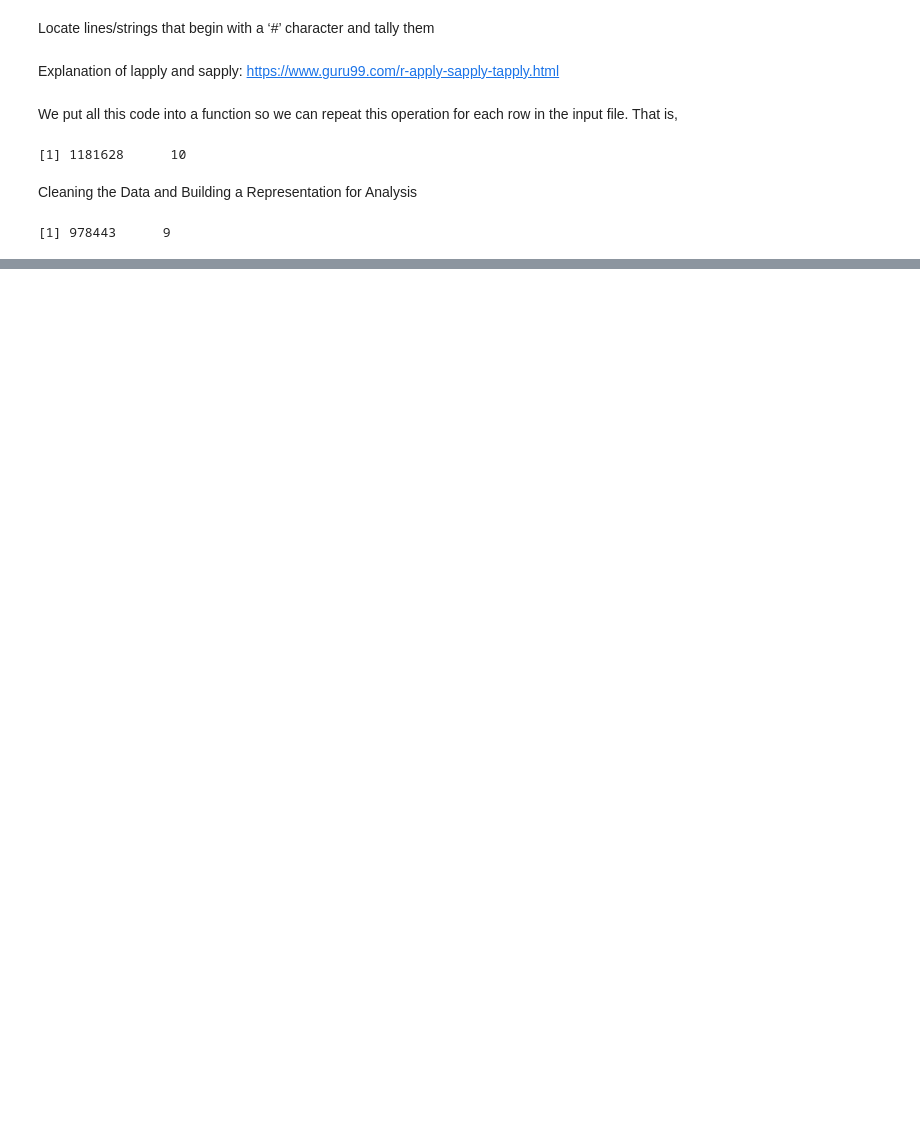
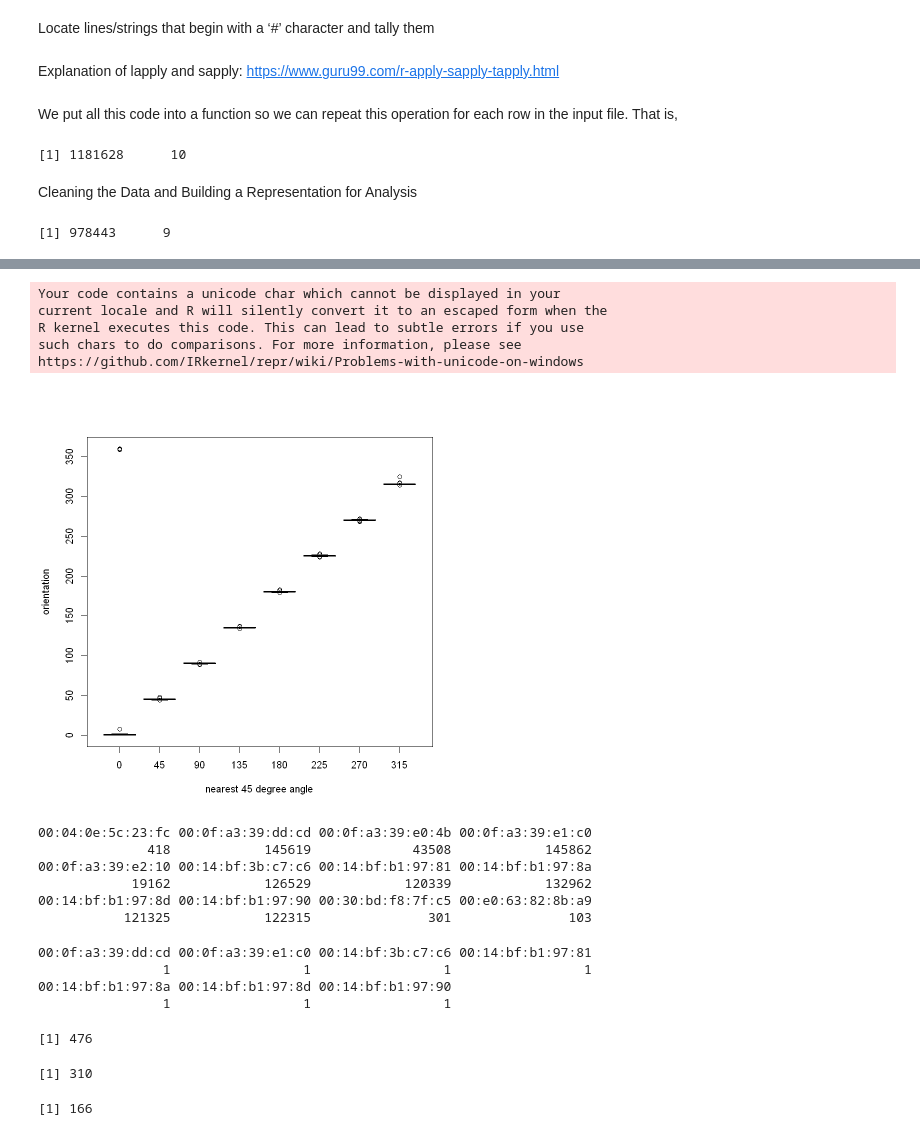
Before and after one commit to davxdan/Quantifying-The-World, a Jupyter notebook: dDavieauCaseStudy1.ipynb, the cells around one changed output, grey strips where cells are left out. Cells and saved outputs as stored; diff of their text form; code cells hidden in the pictures; blank space fills up the shorter version.

```diff
--- a/dDavieauCaseStudy1.ipynb
+++ b/dDavieauCaseStudy1.ipynb
@@ -57,0 +106,47 @@ dim(offline)
+# %%
+# it may be useful in our analysis to work with values corresponding to the
+#8 equi-spaced angles. That is, we want to map 47.5 to 45, and 358.2 to 0,
+#and so on. To do this, we take each value and ﬁnd out to which of the 8
+#orientations it is closest and we return that orientation. We must handle
+#values such as 358.2 carefully as we want to map them to 0, not to the
+#closer 315.
+
+roundOrientation = function(angles) {
+    refs = seq(0, by = 45, length = 9)
+    q = sapply(angles, function(o) which.min(abs(o - refs)))
+               c(refs[1:8], 0)[q]
+               }
+
+offline$angle = roundOrientation(offline$orientation)
+
+with(offline, boxplot(orientation ~ angle, xlab = "nearest 45 degree angle",
+                                     ylab="orientation"))
+# %% [output]
+Your code contains a unicode char which cannot be displayed in your
+current locale and R will silently convert it to an escaped form when the
+R kernel executes this code. This can lead to subtle errors if you use
+such chars to do comparisons. For more information, please see
+https://github.com/IRkernel/repr/wiki/Problems-with-unicode-on-windows
+[figure, added]
+# %%
+#check to see if there is a 1 - relationship betweeen mac and channel
+table(offline$mac)
+# %% [output]
+00:04:0e:5c:23:fc 00:0f:a3:39:dd:cd 00:0f:a3:39:e0:4b 00:0f:a3:39:e1:c0
+              418            145619             43508            145862
+00:0f:a3:39:e2:10 00:14:bf:3b:c7:c6 00:14:bf:b1:97:81 00:14:bf:b1:97:8a
+            19162            126529            120339            132962
+00:14:bf:b1:97:8d 00:14:bf:b1:97:90 00:30:bd:f8:7f:c5 00:e0:63:82:8b:a9
+           121325            122315               301               103
+# %%
+#there is a discrepancy with the documentation.
+# keep the records from the top 7 devices
+subMacs = names(sort(table(offline$mac), decreasing = TRUE))[1:7]
+offline = offline[ offline$mac %in% subMacs, ]
+macChannel = with(offline, table(mac, channel))
+apply(macChannel, 1, function(x) sum(x > 0))
+# %% [output]
+00:0f:a3:39:dd:cd 00:0f:a3:39:e1:c0 00:14:bf:3b:c7:c6 00:14:bf:b1:97:81
+                1                 1                 1                 1
+00:14:bf:b1:97:8a 00:14:bf:b1:97:8d 00:14:bf:b1:97:90
+                1                 1                 1
@@ -57,0 +158,22 @@ dim(offline)
+# %%
+locDF = with(offline,
+             by(offline, list(posX, posY), function(x) x))
+length(locDF)
+sum(sapply(locDF, is.null))
+
+#The null values correspond to the combinations of the xs and ys that were
+#not observed. We drop these unneeded elements
+locDF = locDF[ !sapply(locDF, is.null) ]
+
+length(locDF)
+
+locCounts = sapply(locDF, nrow)
+
+# if we want to keep the position information with the location
+locCounts = sapply(locDF,
+                   function(df)
+                       c(df[1, c("posX", "posY")], count = nrow(df)))
+# %% [output]
+[1] 476
+[1] 310
+[1] 166
```
Also changed, not shown: parts of 7 cells of this notebook.
